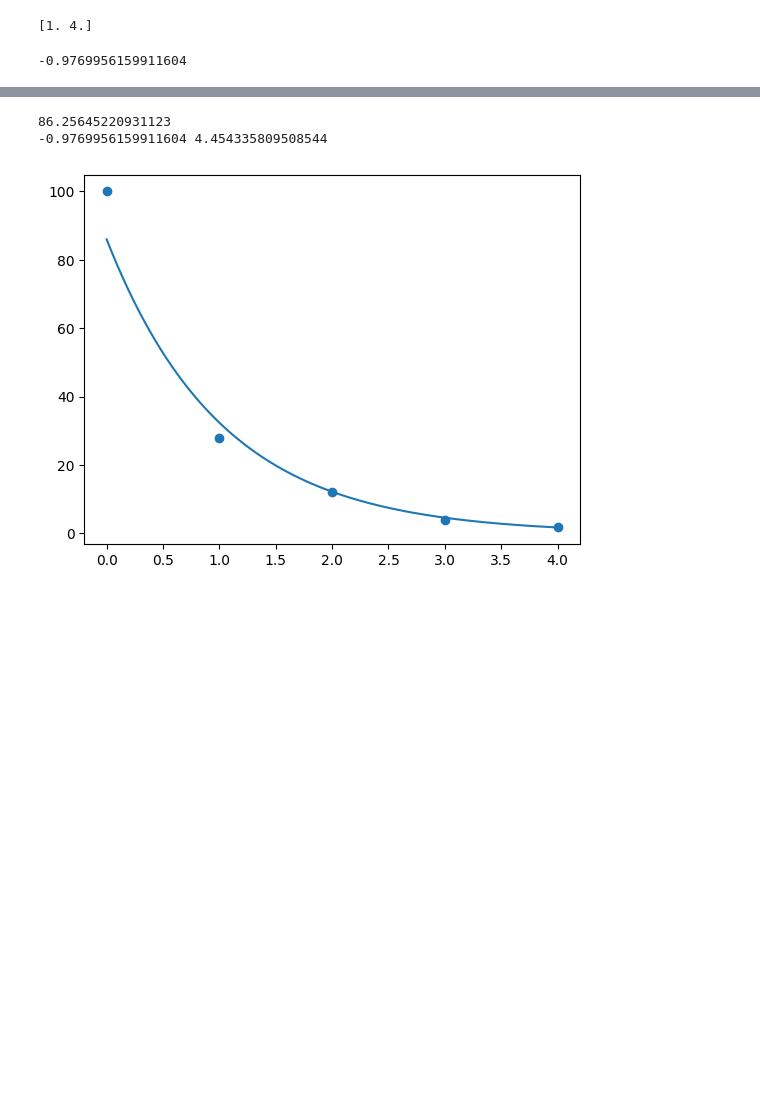
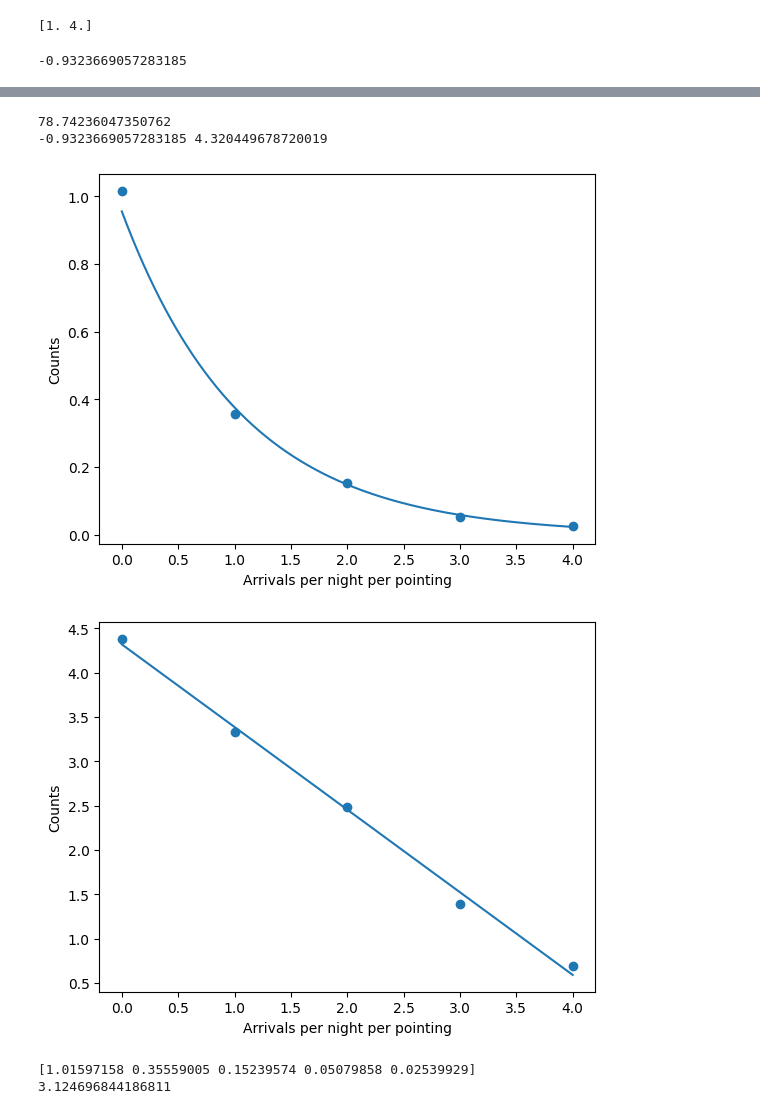
Before and after one commit to baron-de-montblanc/rfi_characterization, a Jupyter notebook: notebooks/testbed.ipynb, the cells around one changed output, grey strips where cells are left out. Drawn from its saved outputs; the diff is of its cells as text; code cells hidden in the pictures; blank space fills up the shorter version.

```diff
--- a/notebooks/testbed.ipynb
+++ b/notebooks/testbed.ipynb
@@ -339,7 +339,7 @@ print(np.append(a, x[0::3]))
 # %% [output]
 [1. 4.]
 # %%
-freqs = np.array([100, 28, 12, 4, 2])
+freqs = np.array([80, 28, 12, 4, 2])
 #freqs = freqs/np.sum(freqs)
 emit_nums = np.arange(0, 5)
 
@@ -350,12 +350,21 @@ print(a)
 plt.show()
 
 t = np.linspace(0, 4, 1000)
-plt.scatter(emit_nums, freqs)
-plt.plot(t, np.exp(a*t + b))
-
 area = np.trapezoid(np.exp(a*t + b), t)
 print(area)
+print(a, b)
 
-print(a, b)
+
+plt.scatter(emit_nums, freqs/area)
+plt.plot(t, np.exp(a*t + b)/area)
+plt.ylabel('Counts')
+plt.xlabel('Arrivals per night per pointing')
+plt.show()
+
+plt.scatter(emit_nums, np.log(freqs))
+plt.plot(t, a*t + b)
+plt.ylabel('Counts')
+plt.xlabel('Arrivals per night per pointing')
+plt.show()
 # %% [output]
--0.9769956159911604
+-0.9323669057283185
@@ -363,3 +372,11 @@ print(a, b)
-86.25645220931123
--0.9769956159911604 4.454335809508544
+78.74236047350762
+-0.9323669057283185 4.320449678720019
-[figure, old version]
+[figure, new version]
+[figure, added]
+# %%
+mu = np.mean(freqs/area)
+print(freqs/area)
+print(1/mu)
+# %% [output]
+[1.01597158 0.35559005 0.15239574 0.05079858 0.02539929]
+3.124696844186811
```
Also changed, not shown: parts of 2 cells of this notebook, 6 other files.
